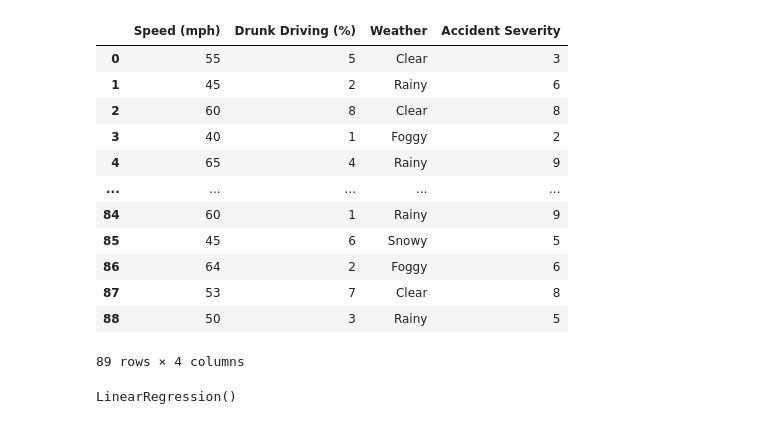
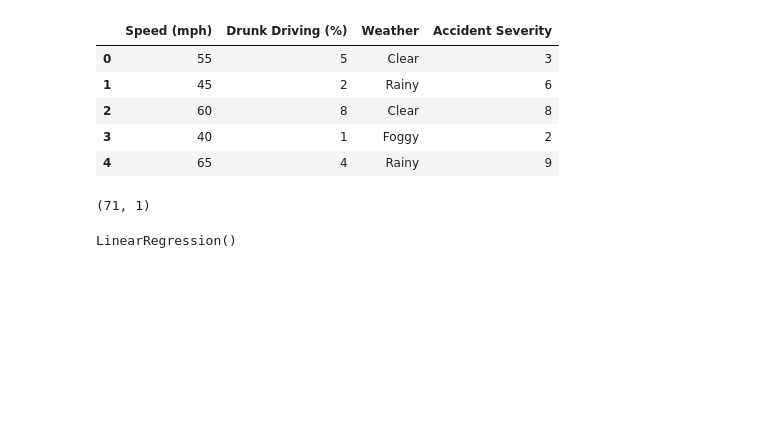
Before and after one commit to GakuruIan/accident-severity-predicting, a Jupyter notebook: accident-model.ipynb, the cells around one changed output. Drawn from its saved outputs; the diff is of its cells as text; code cells hidden in the pictures; blank space fills up the shorter version.

```diff
--- a/accident-model.ipynb
+++ b/accident-model.ipynb
@@ -6,21 +6,14 @@ from sklearn.preprocessing import LabelEncoder,OneHotEncoder
 %matplotlib inline
 # %%
 Accidents = pd.read_csv(r"C:\Users\Administrator\Desktop\Machine Learning\Accidents\Accidents.csv")
-Accidents
+Accidents.head()
 # %% [output]
 |  | Speed (mph) | Drunk Driving (%) | Weather | Accident Severity |
 | 0 | 55 | 5 | Clear | 3 |
 | 1 | 45 | 2 | Rainy | 6 |
 | 2 | 60 | 8 | Clear | 8 |
 | 3 | 40 | 1 | Foggy | 2 |
 | 4 | 65 | 4 | Rainy | 9 |
-| ... | ... | ... | ... | ... |
-| 84 | 60 | 1 | Rainy | 9 |
-| 85 | 45 | 6 | Snowy | 5 |
-| 86 | 64 | 2 | Foggy | 6 |
-| 87 | 53 | 7 | Clear | 8 |
-| 88 | 50 | 3 | Rainy | 5 |
-89 rows × 4 columns
 # %%
 Y = Accidents.iloc[:,:-1].values
 X = Accidents.iloc[:3].values
@@ -54,4 +44,15 @@ Y = X + Y
 # %%
 from sklearn.model_selection import train_test_split
+from sklearn.linear_model import LinearRegression
+
 X_train,X_test,Y_train,Y_test = train_test_split(X,Y,test_size =0.2,random_state=0)
+
+regressor = LinearRegression()
+regressor.fit(X_train,Y_train)
+
+y_pred = regressor.predict(X_train)
+
+y_pred.shape
+# %% [output]
+(71, 1)
 # %%
```
Also changed, not shown: parts of 5 cells of this notebook.
